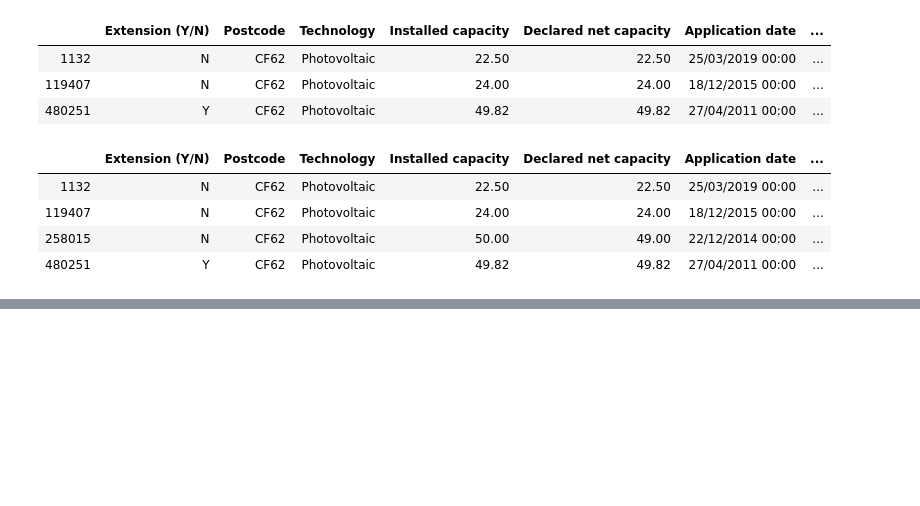
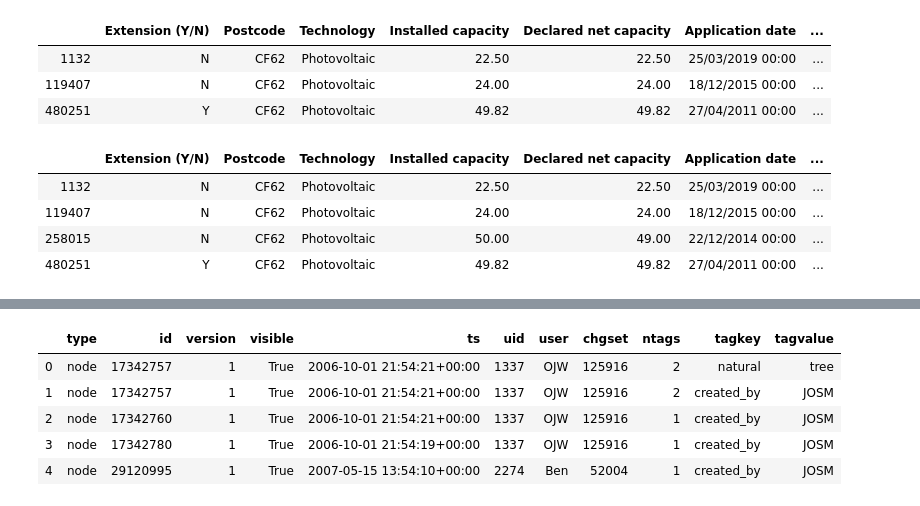
Before and after one commit to alan-turing-institute/solar-panel-detection, a Jupyter notebook: notebooks/data play.ipynb, the cells around one changed output, grey strips where cells are left out. Drawn from its saved outputs; the diff is of its cells as text; code cells hidden in the pictures; blank space fills up the shorter version.

```diff
--- a/notebooks/data play.ipynb
+++ b/notebooks/data play.ipynb
@@ -213,0 +256,51 @@ fit_df.loc[(fit_df['Declared net capacity'] > 20) & (fit_df['Declared net capaci
+# %%
+import osmium as osm
+
+class OSMHandler(osm.SimpleHandler):
+    def __init__(self):
+        osm.SimpleHandler.__init__(self)
+        self.osm_data = []
+
+    def tag_inventory(self, elem, elem_type):
+        for tag in elem.tags:
+            self.osm_data.append([elem_type,
+                                   elem.id,
+                                   elem.version,
+                                   elem.visible,
+                                   pd.Timestamp(elem.timestamp),
+                                   elem.uid,
+                                   elem.user,
+                                   elem.changeset,
+                                   len(elem.tags),
+                                   tag.k,
+                                   tag.v
+                                 ])
+
+    def node(self, n):
+        self.tag_inventory(n, "node")
+
+    def way(self, w):
+        self.tag_inventory(w, "way")
+
+    def relation(self, r):
+        self.tag_inventory(r, "relation")
+
+
+osmhandler = OSMHandler()
+# scan the input file and fills the handler list accordingly
+osmhandler.apply_file(osm_file)
+
+# transform the list into a pandas DataFrame
+data_colnames = ['type', 'id', 'version', 'visible', 'ts', 'uid',
+                 'user', 'chgset', 'ntags', 'tagkey', 'tagvalue']
+df_osm = pd.DataFrame(osmhandler.osm_data, columns=data_colnames)
+# df_osm = tag_genome.sort_values(by=['type', 'id', 'ts'])
+# %%
+df_osm.head()
+# %% [output]
+|  | type | id | version | visible | ts | uid | user | chgset | ntags | tagkey | tagvalue |
+| 0 | node | 17342757 | 1 | True | 2006-10-01 21:54:21+00:00 | 1337 | OJW | 125916 | 2 | natural | tree |
+| 1 | node | 17342757 | 1 | True | 2006-10-01 21:54:21+00:00 | 1337 | OJW | 125916 | 2 | created_by | JOSM |
+| 2 | node | 17342760 | 1 | True | 2006-10-01 21:54:21+00:00 | 1337 | OJW | 125916 | 1 | created_by | JOSM |
+| 3 | node | 17342780 | 1 | True | 2006-10-01 21:54:19+00:00 | 1337 | OJW | 125916 | 1 | created_by | JOSM |
+| 4 | node | 29120995 | 1 | True | 2007-05-15 13:54:10+00:00 | 2274 | Ben | 52004 | 1 | created_by | JOSM |
```
Also changed, not shown: parts of 12 cells of this notebook.
